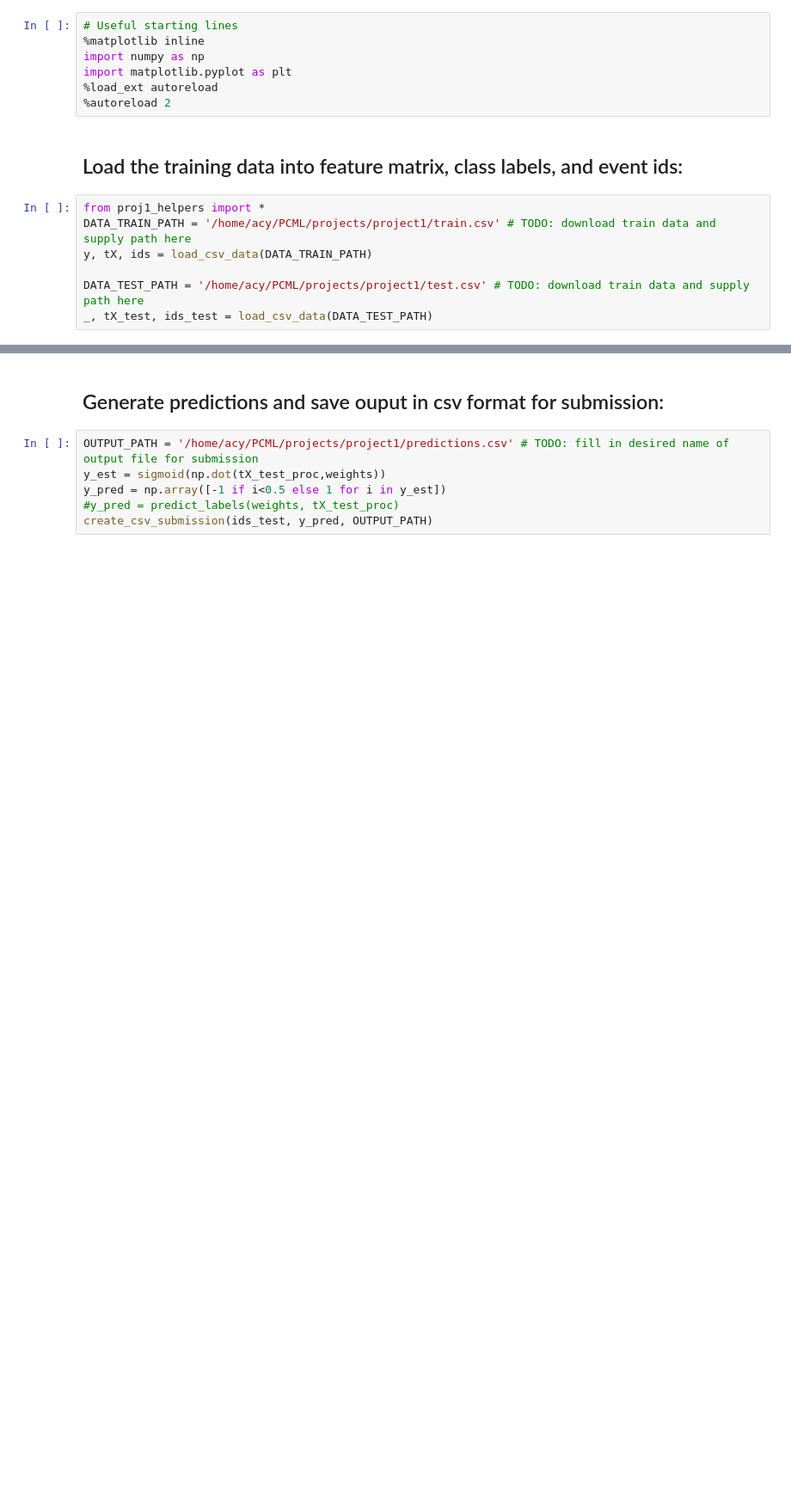
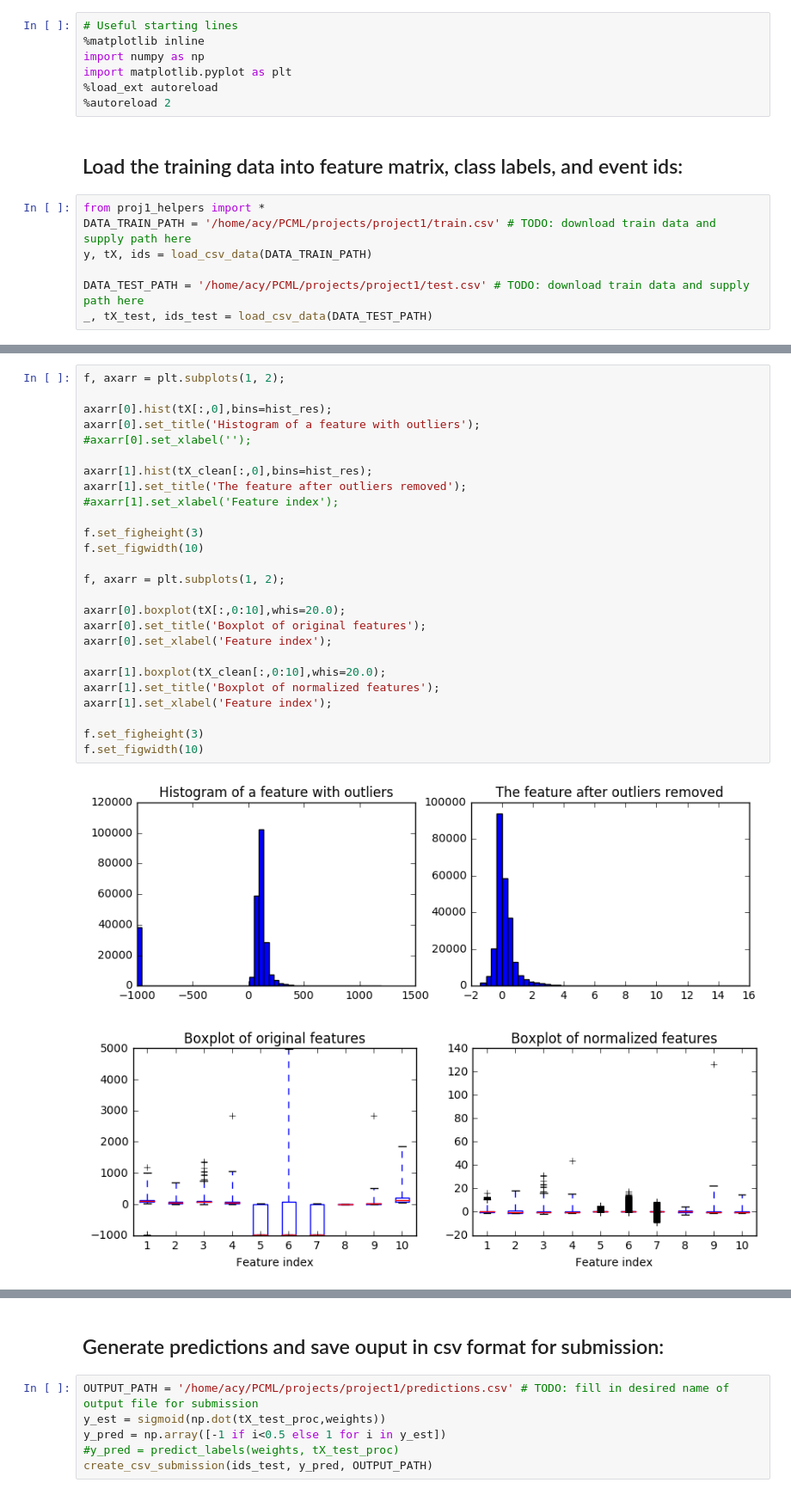
Before and after one commit to BrandonLS/PCML_project1, a Jupyter notebook: project1.ipynb, the cells around one changed output, grey strips where cells are left out. Shown: that part at 86% size. Cells and saved outputs as stored; diff of their text form; blank space fills up the shorter version.

```diff
--- a/project1.ipynb
+++ b/project1.ipynb
@@ -265,0 +149,29 @@ def logistic_regression_newton(y, tx, gamma, lambda_, max_iter):
+# %%
+f, axarr = plt.subplots(1, 2);
+
+axarr[0].hist(tX[:,0],bins=hist_res);
+axarr[0].set_title('Histogram of a feature with outliers');
+#axarr[0].set_xlabel('');
+
+axarr[1].hist(tX_clean[:,0],bins=hist_res);
+axarr[1].set_title('The feature after outliers removed');
+#axarr[1].set_xlabel('Feature index');
+
+f.set_figheight(3)
+f.set_figwidth(10)
+
+f, axarr = plt.subplots(1, 2);
+
+axarr[0].boxplot(tX[:,0:10],whis=20.0);
+axarr[0].set_title('Boxplot of original features');
+axarr[0].set_xlabel('Feature index');
+
+axarr[1].boxplot(tX_clean[:,0:10],whis=20.0);
+axarr[1].set_title('Boxplot of normalized features');
+axarr[1].set_xlabel('Feature index');
+
+f.set_figheight(3)
+f.set_figwidth(10)
+# %% [output]
+[figure, added]
+[figure, added]
```
Also changed, not shown: parts of 5 cells of this notebook.
